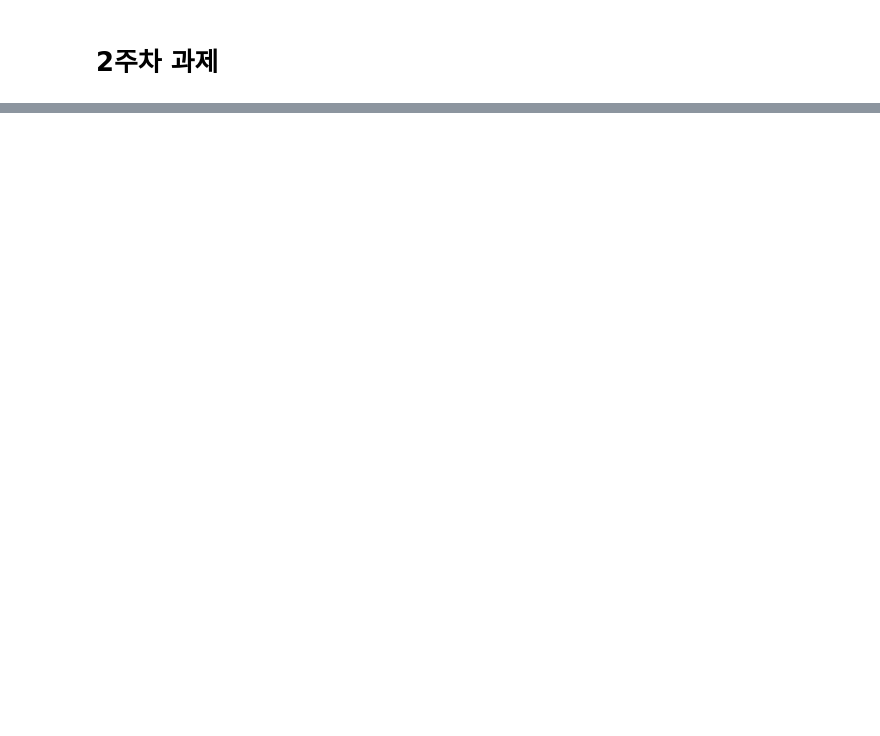
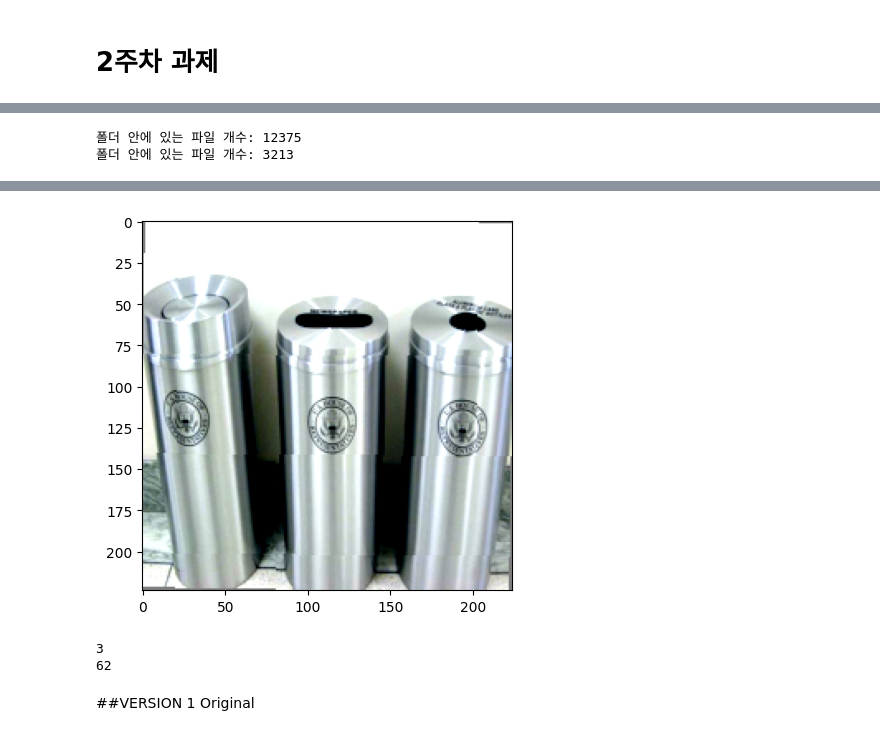
Before and after one commit to yaeunjess/ML-basic, a Jupyter notebook: ML_basic.ipynb, the cells around one changed output, grey strips where cells are left out. Cells and saved outputs as stored; diff of their text form; code cells hidden in the pictures; blank space fills up the shorter version.

```diff
--- a/ML_basic.ipynb
+++ b/ML_basic.ipynb
@@ -74,0 +3570,33 @@ print("Test accuracy:", score[1])
+# %%
+dataset_dict = {
+    'style_id': {"Art": 0, "Clipart": 1, "Product": 2, "Real_World": 3},
+    'item_id': {"Alarm_Clock": 0, "Backpack": 1, "Batteries": 2, "Bed": 3, "Bike": 4, "Bottle": 5, "Bucket": 6, "Calculator": 7, "Calendar": 8, "Candles": 9, "Chair": 10, "Clipboards": 11, "Computer": 12, "Couch": 13, "Curtains": 14, "Desk_Lamp": 15, "Drill": 16, "Eraser": 17, "Exit_Sign": 18, "Fan": 19, "File_Cabinet": 20, "Flipflops": 21, "Flowers": 22, "Folder": 23, "Fork": 24, "Glasses": 25, "Hammer": 26, "Helmet": 27, "Kettle": 28, "Keyboard": 29, "Knives": 30, "Lamp_Shade": 31, "Laptop": 32, "Marker": 33, "Monitor": 34, "Mop": 35, "Mouse": 36, "Mug": 37, "Notebook": 38, "Oven": 39, "Pan": 40, "Paper_Clip": 41, "Pen": 42, "Pencil": 43, "Postit_Notes": 44, "Printer": 45, "Push_Pin": 46, "Radio": 47, "Refrigerator": 48, "Ruler": 49, "Scissors": 50, "Screwdriver": 51, "Shelf": 52, "Sink": 53, "Sneakers": 54, "Soda": 55, "Speaker": 56, "Spoon": 57, "Table": 58, "Telephone": 59, "ToothBrush": 60, "Toys": 61, "Trash_Can": 62, "TV": 63, "Webcam": 64}
+}
+# %%
+import os
+
+def count_jpg_files_in_folder(folder_path):
+    total_jpg_files = 0
+
+    files = os.listdir(folder_path)
+    for file in files:
+
+        file_path = os.path.join(folder_path, file)
+        if os.path.isfile(file_path):
+            if file.endswith('.jpg'):
+                total_jpg_files += 1
+        # 폴더인 경우 재귀적으로 하위 폴더 탐색
+        elif os.path.isdir(file_path):
+            total_jpg_files += count_jpg_files_in_folder(file_path)
+
+    return total_jpg_files
+
+# 예시: "data" 폴더 안에 있는 모든 파일 개수를 반환
+file_count = count_jpg_files_in_folder("/content/train")
+print("폴더 안에 있는 파일 개수:", file_count)
+
+file_count = count_jpg_files_in_folder("/content/test")
+print("폴더 안에 있는 파일 개수:", file_count)
+# %% [output]
+폴더 안에 있는 파일 개수: 12375
+폴더 안에 있는 파일 개수: 3213
@@ -74,0 +3690,24 @@ print("Test accuracy:", score[1])
+# %%
+device = torch.device("cuda" if torch.cuda.is_available() else "cpu")
+Batch_size = 64
+
+train_dataloader = DataLoader( Office_Home(image_path_train, check = True) , shuffle = True, batch_size = Batch_size)
+test_dataloader = DataLoader( Office_Home(image_path_test, check = False), shuffle = False, batch_size = Batch_size)
+# %%
+## dataloader에 잘 올라가있는 지 확인하는 코드
+def imshow(img):
+    # Unnormalize
+    img = img / 2 + 0.5
+	# convert to Numpy
+    npimg = img.numpy()
+	# Transpose to get the correct color
+    npimg=np.transpose(npimg, (1, 2, 0))
+    plt.imshow(npimg)
+    plt.show()
+
+
+sample = next(iter(train_dataloader))
+imshow(sample['image'][0])
+print(sample['style'][0].item())
+print(sample['item'][0].item())
+# %% [output]
@@ -74,0 +3715,5 @@ print("Test accuracy:", score[1])
+[figure, added]
+3
+62
+# %% [markdown]
+##VERSION 1 Original
```
Also changed, not shown: parts of 130 cells of this notebook.
